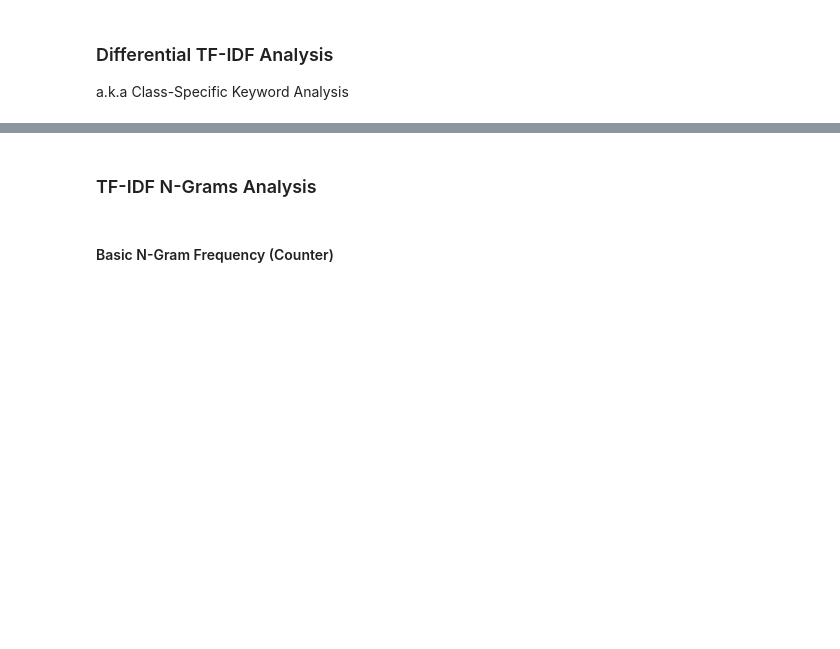
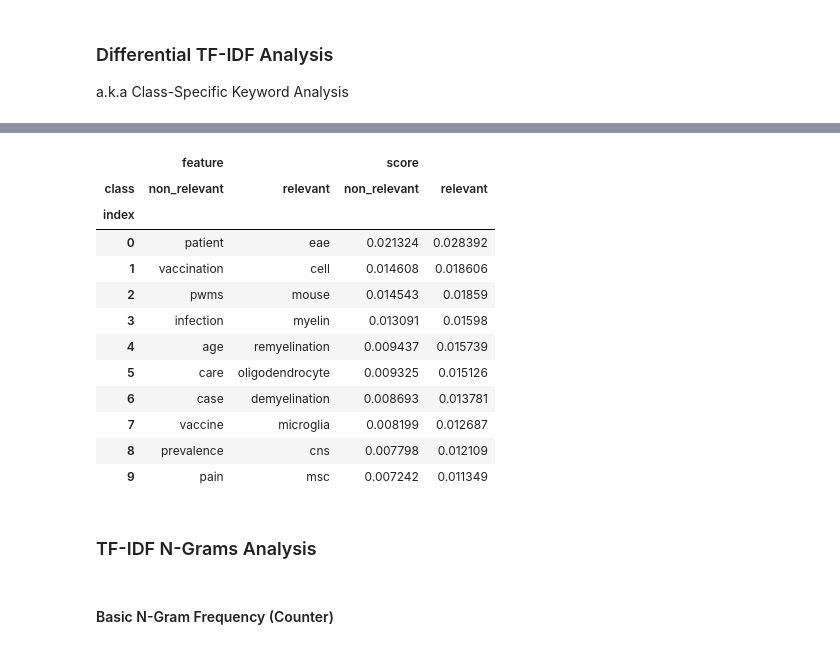
Before and after one commit to bialczykk/gregory-ai, a Jupyter notebook: EDA/eda_working.ipynb, the cells around one changed output, grey strips where cells are left out. Drawn from its saved outputs; the diff is of its cells as text; code cells hidden in the pictures; blank space fills up the shorter version.

```diff
--- a/EDA/eda_working.ipynb
+++ b/EDA/eda_working.ipynb
@@ -326,12 +375,16 @@ def mean_tfidf_scores(matrix, feature_names):
     mean_scores = np.array(matrix.mean(axis=0)).flatten()
     return dict(zip(feature_names, mean_scores))
 
+# Initialize the TF-IDF Vectorizer, excluding stop words
+stp_words = ['doi', 'online', 'ahead', 'multiple', 'sclerosis', 'printno']
+tfidf_vectorizer = TfidfVectorizer(stop_words=stp_words)
+
 # Separate TF-IDF calculation for each class
-tfidf_matrix_relevant = tfidf_vectorizer.fit_transform(processed_relevant[0])
+tfidf_matrix_relevant = tfidf_vectorizer.fit_transform(processed_relevant)
 feature_names_relevant = tfidf_vectorizer.get_feature_names_out()
 mean_scores_relevant = mean_tfidf_scores(tfidf_matrix_relevant, feature_names_relevant)
 
-tfidf_matrix_non_relevant = tfidf_vectorizer.fit_transform(processed_non_relevant[0])
+tfidf_matrix_non_relevant = tfidf_vectorizer.fit_transform(processed_non_relevant)
 feature_names_non_relevant = tfidf_vectorizer.get_feature_names_out()
 mean_scores_non_relevant = mean_tfidf_scores(tfidf_matrix_non_relevant, feature_names_non_relevant)
 
@@ -345,6 +398,3 @@ def find_top_differential_words(scores_class1, scores_class2, top_n=10):
 # Find top 10 words with high TF-IDF in one class but low in the other
 top_differential_words_relevant = find_top_differential_words(mean_scores_relevant, mean_scores_non_relevant)
 top_differential_words_non_relevant = find_top_differential_words(mean_scores_non_relevant, mean_scores_relevant)
-
-print("Top Differential Words for Relevant Class:", top_differential_words_relevant)
-print("Top Differential Words for Non-Relevant Class:", top_differential_words_non_relevant)
@@ -363,3 +401,33 @@ articles.head()
+# %%
+# turn it into one dataframe
+top_differential_words_relevant = pd.DataFrame(top_differential_words_relevant, columns=['feature', 'score'])
+top_differential_words_non_relevant = pd.DataFrame(top_differential_words_non_relevant, columns=['feature', 'score'])
+
+# add column with class
+top_differential_words_relevant['class'] = 'relevant'
+top_differential_words_non_relevant['class'] = 'non_relevant'
+
+# concatenate both dataframes
+top_differential_words = pd.concat([top_differential_words_relevant, top_differential_words_non_relevant])
+
+# print top 20 words per class
+top_20_differential_words = top_differential_words.groupby('class').head(20).reset_index()
+
+top_20_differential_words.pivot(index='index', columns='class', values=['feature', 'score'])
+# %% [output]
+|  | feature |  | score |  |
+| class | non_relevant | relevant | non_relevant | relevant |
+| index |  |  |  |  |
+| 0 | patient | eae | 0.021324 | 0.028392 |
+| 1 | vaccination | cell | 0.014608 | 0.018606 |
+| 2 | pwms | mouse | 0.014543 | 0.01859 |
+| 3 | infection | myelin | 0.013091 | 0.01598 |
+| 4 | age | remyelination | 0.009437 | 0.015739 |
+| 5 | care | oligodendrocyte | 0.009325 | 0.015126 |
+| 6 | case | demyelination | 0.008693 | 0.013781 |
+| 7 | vaccine | microglia | 0.008199 | 0.012687 |
+| 8 | prevalence | cns | 0.007798 | 0.012109 |
+| 9 | pain | msc | 0.007242 | 0.011349 |
 # %% [markdown]
 ### TF-IDF N-Grams Analysis
 # %%
```
Also changed, not shown: parts of 57 cells of this notebook, 9 other files.
